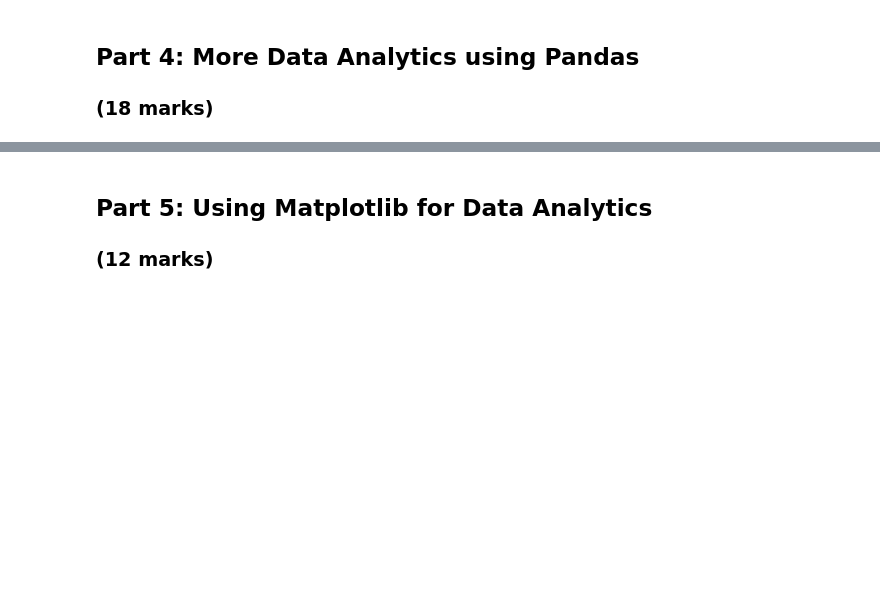
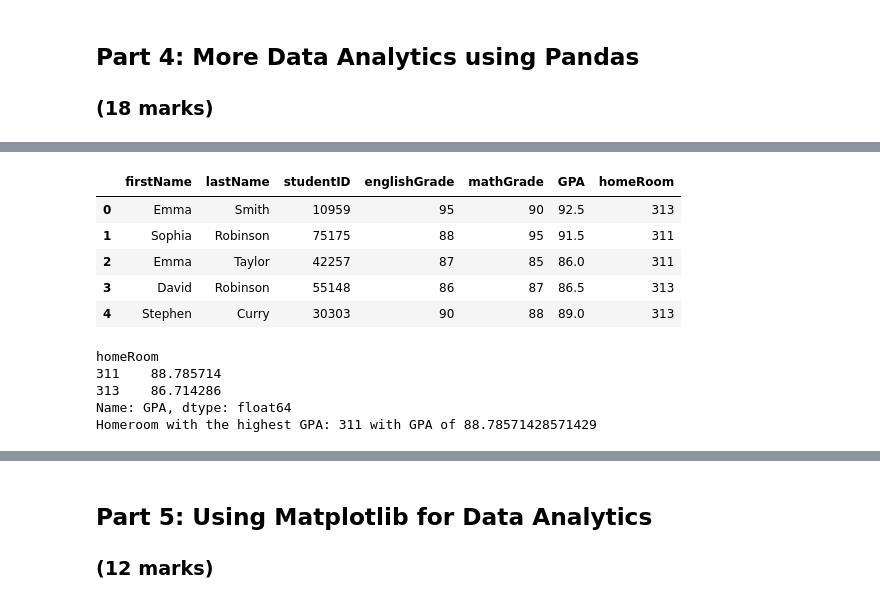
Before and after one commit to Rukkyn678/ENGG680_2025_Fall, a Jupyter notebook: Lab_Assignment1/StudentGradeManagementSystem.ipynb, the cells around one changed output, grey strips where cells are left out. Saved outputs shown, nothing was run; the diff lists cells and outputs as text; code cells hidden in the pictures; blank space fills up the shorter version.

Commit message:
Doing the part 4 of Lab Assignment

```diff
--- a/Lab_Assignment1/StudentGradeManagementSystem.ipynb
+++ b/Lab_Assignment1/StudentGradeManagementSystem.ipynb
@@ -402,3 +423,24 @@ print(df_bottomPerformers)
 # %%
 # Select the column 'GPA' from the df_studentGrades and print it
 #
+import pandas as pd
+# Load datasets from GitHub
+github_raw_url_math = "https://raw.githubusercontent.com/Rukkyn678/ENGG680_2025_Fall/refs/heads/main/Lab_Assignment1/studentGrades_Math.csv"
+github_raw_url_english = "https://raw.githubusercontent.com/Rukkyn678/ENGG680_2025_Fall/refs/heads/main/Lab_Assignment1/studentGrades_English.csv"
+
+df_english = pd.read_csv(github_raw_url_english)
+df_math = pd.read_csv(github_raw_url_math)
+
+# Merge and clean up
+df_studentGrades = pd.merge(df_english, df_math, on='studentID', suffixes=('_English', '_Math'))
+df_studentGrades['GPA'] = df_studentGrades[['grade_English', 'grade_Math']].mean(axis=1)
+df_studentGrades = df_studentGrades.drop(columns=['firstName_Math', 'lastName_Math'])
+df_studentGrades = df_studentGrades.rename(columns={
+    'firstName_English': 'firstName',
+    'lastName_English': 'lastName',
+    'grade_English': 'englishGrade',
+    'grade_Math': 'mathGrade'
+})
+
+gpa_column = df_studentGrades['GPA']
+print(gpa_column)
@@ -417,4 +484,6 @@ print(df_bottomPerformers)
 # %%
 # Load the student homeroom CSV file into a DataFrame using the following variable name
 # (1 mark)
-df_homeroom =
+github_raw_url_homeroom = "https://raw.githubusercontent.com/Rukkyn678/ENGG680_2025_Fall/refs/heads/main/Lab_Assignment1/studentHomerooms.csv"
+df_homeroom = pd.read_csv(github_raw_url_homeroom)
+df_homeroom.head()
@@ -424,9 +508,25 @@ df_homeroom =
 # %%
 # Merge the studentHomerooms with the merged dataset & name it df_studentInfo. Make sure that the key you are joining on are the same typecast for both datasets.
 # Also ensure that there are no redundant columns, and finally display the first few rows.
 # Hint: try joining on more than one column to avoid having to drop redundant columns, ie. on=['studentID', '<ColumnA>', '<ColumnB>'] ...
 # (5 marks)
 #
+#Convert studentID to string
+df_studentGrades['studentID'] = df_studentGrades['studentID'].astype(str)
+df_homeroom['studentID'] = df_homeroom['studentID'].astype(str)
+
+# Merge the datasets
+df_studentInfo = pd.merge(df_studentGrades, df_homeroom, on=['studentID', 'firstName', 'lastName'])
+
+# Display the first few rows
+df_studentInfo.head()
+# %% [output]
+|  | firstName | lastName | studentID | englishGrade | mathGrade | GPA | homeRoom |
+| 0 | Emma | Smith | 10959 | 95 | 90 | 92.5 | 313 |
+| 1 | Sophia | Robinson | 75175 | 88 | 95 | 91.5 | 311 |
+| 2 | Emma | Taylor | 42257 | 87 | 85 | 86.0 | 311 |
+| 3 | David | Robinson | 55148 | 86 | 87 | 86.5 | 313 |
+| 4 | Stephen | Curry | 30303 | 90 | 88 | 89.0 | 313 |
 # %%
 # The code below calculates the mean of each homeroom class.
 df_grouped = df_studentInfo.groupby('homeRoom')['GPA'].mean()
@@ -434,6 +534,18 @@ df_grouped = df_studentInfo.groupby('homeRoom')['GPA'].mean()
 # Which homeroom has a higher GPA?
 # (1 mark)
 #
+
+# Display GPA homeroom
+print(df_grouped)
+
+# homeroom with highestt GPA
+print("Homeroom with the highest GPA:", df_grouped.idxmax(), "with GPA of", df_grouped.max())
+# %% [output]
+homeRoom
+311    88.785714
+313    86.714286
+Name: GPA, dtype: float64
+Homeroom with the highest GPA: 311 with GPA of 88.78571428571429
 # %%
 # Now let's work with multiple sorts. The .sort_values() method can sort by multiple columns, meaning you can specify a primary column and a secondary column for sorting.
 # For example, by=['ColumnA', 'ColumnB'] will first sort by ColumnA and then by ColumnB.
```
Also changed, not shown: parts of 9 cells of this notebook.
